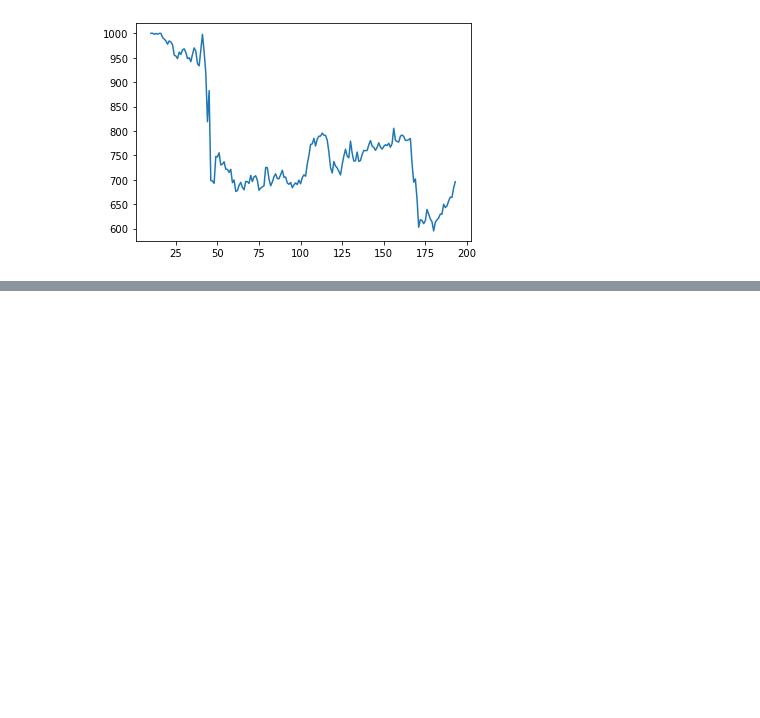
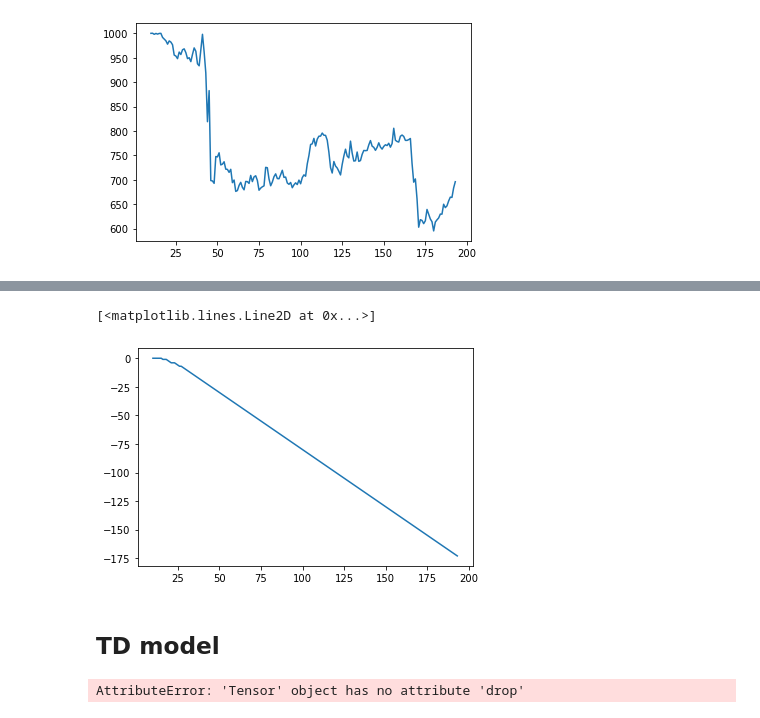
Before and after one commit to andpuc23/Planning_final_stock, a Jupyter notebook: pipeline.ipynb, the cells around one changed output, grey strips where cells are left out. Saved outputs shown, nothing was run; the diff lists cells and outputs as text; code cells hidden in the pictures; blank space fills up the shorter version.

Commit message:
merged TD model and pipeline

```diff
--- a/pipeline.ipynb
+++ b/pipeline.ipynb
@@ -183,0 +115,7 @@ plt.plot(range(10, test_env.day_count), test_env.stocks)
+# %%
+plt.plot(range(10, test_env.day_count), test_env.stocks)
+# %% [output]
+[<matplotlib.lines.Line2D at 0x...>]
+[figure, added]
+# %% [markdown]
+## TD model
@@ -183,0 +150,19 @@ plt.plot(range(10, test_env.day_count), test_env.stocks)
+# %%
+optimizer_actor = optimizer_actor_kind(actor_improved_value.parameters(), **optimizer_actor_parameters)
+
+for _ in tqdm(range(epochs), "Actor-Critic learning", leave=False):
+    optimizer_critic = optimizer_critic_kind(critic_temporal_difference.parameters(), **optimizer_critic_parameters)
+    losses = np.array(critic_epoch(optimizer_critic,
+                                   critic_temporal_difference,
+                                   critic_iterations,
+                                   env,
+                                   actor_batch_size))
+    actor_epoch(optimizer_actor,
+                actor_improved_value,
+                actor_iterations,
+                env,
+                actor_batch_size)
+    plt.plot(losses)
+    plt.show()
+# %% [output]
+AttributeError: 'Tensor' object has no attribute 'drop'
```
Also changed, not shown: parts of 23 cells of this notebook, 4 other files.
